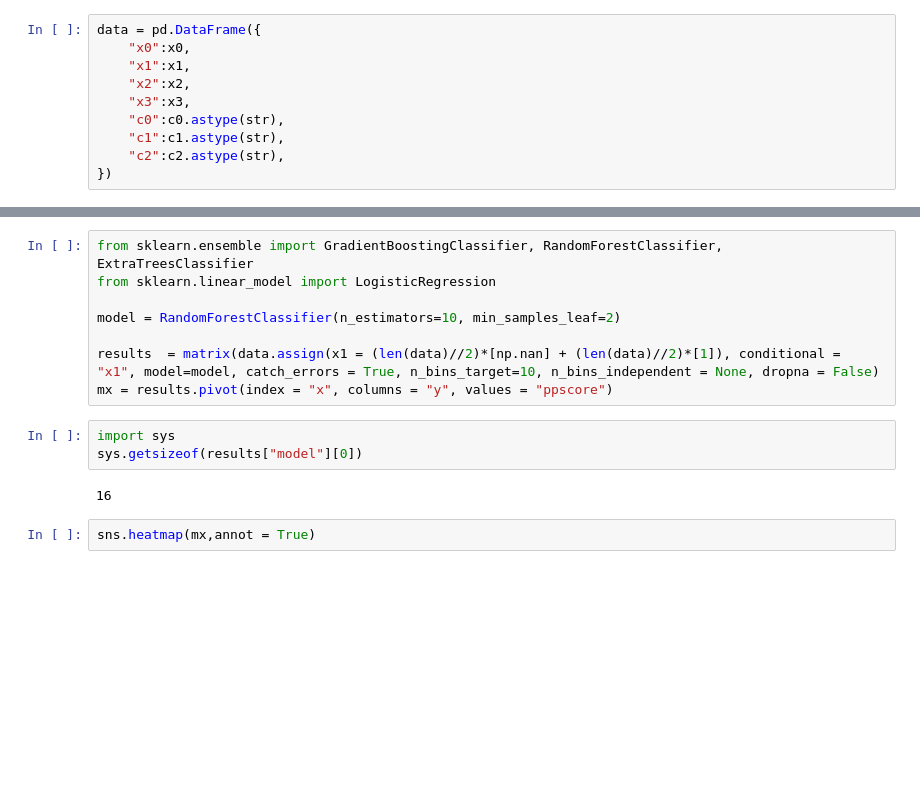
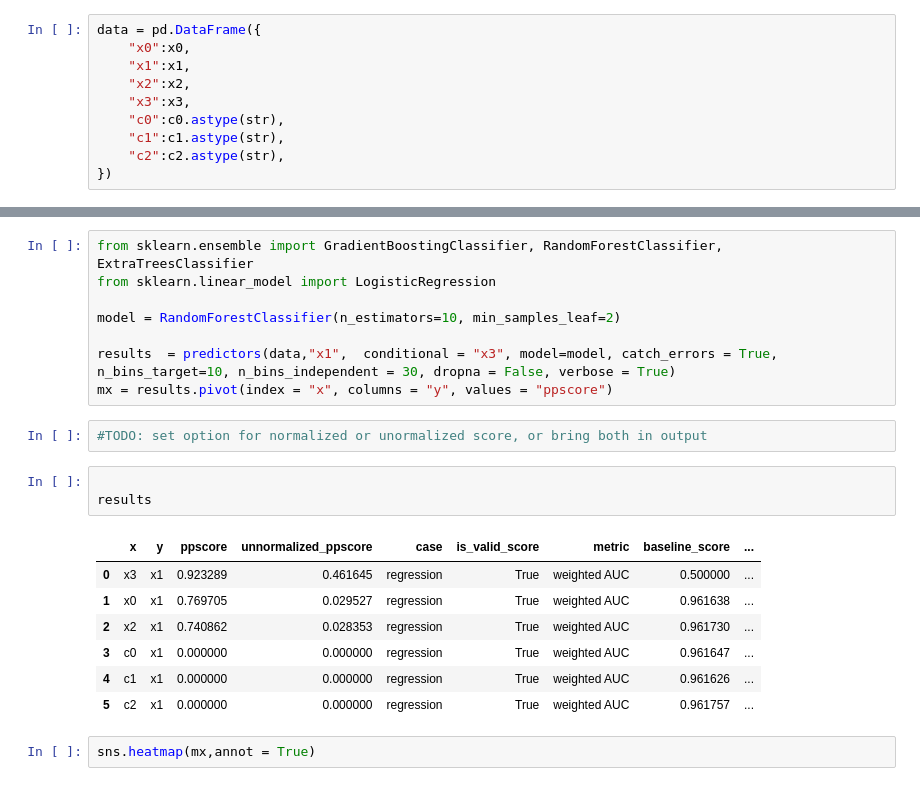
Before and after one commit to AlanGanem/ppscore, a Jupyter notebook: examples/Conditional.ipynb, the cells around one changed output, grey strips where cells are left out. Saved outputs shown, nothing was run; the diff lists cells and outputs as text; blank space fills up the shorter version.

Commit message:
added unnormalized_ppscore col in output

```diff
--- a/examples/Conditional.ipynb
+++ b/examples/Conditional.ipynb
@@ -46,13 +46,21 @@ from sklearn.linear_model import LogisticRegression
 
 model = RandomForestClassifier(n_estimators=10, min_samples_leaf=2)
 
-results  = matrix(data.assign(x1 = (len(data)//2)*[np.nan] + (len(data)//2)*[1]), conditional = "x1", model=model, catch_errors = True, n_bins_target=10, n_bins_independent = None, dropna = False)
+results  = predictors(data,"x1",  conditional = "x3", model=model, catch_errors = True, n_bins_target=10, n_bins_independent = 30, dropna = False, verbose = True)
 mx = results.pivot(index = "x", columns = "y", values = "ppscore")
+# %%
+#TODO: set option for normalized or unormalized score, or bring both in output
 # %%
-import sys
-sys.getsizeof(results["model"][0])
+
+results
 # %% [output]
-16
+|  | x | y | ppscore | unnormalized_ppscore | case | is_valid_score | metric | baseline_score | ... |
+| 0 | x3 | x1 | 0.923289 | 0.461645 | regression | True | weighted AUC | 0.500000 | ... |
+| 1 | x0 | x1 | 0.769705 | 0.029527 | regression | True | weighted AUC | 0.961638 | ... |
+| 2 | x2 | x1 | 0.740862 | 0.028353 | regression | True | weighted AUC | 0.961730 | ... |
+| 3 | c0 | x1 | 0.000000 | 0.000000 | regression | True | weighted AUC | 0.961647 | ... |
+| 4 | c1 | x1 | 0.000000 | 0.000000 | regression | True | weighted AUC | 0.961626 | ... |
+| 5 | c2 | x1 | 0.000000 | 0.000000 | regression | True | weighted AUC | 0.961757 | ... |
 # %%
 sns.heatmap(mx,annot = True)
 # %% [output]
```
Also changed, not shown: parts of 2 cells of this notebook, 1 other file.
